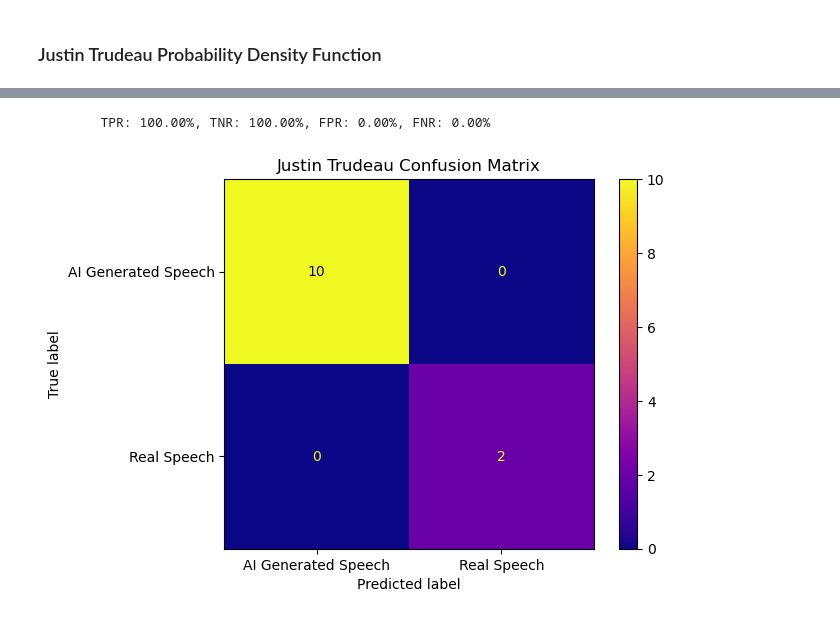
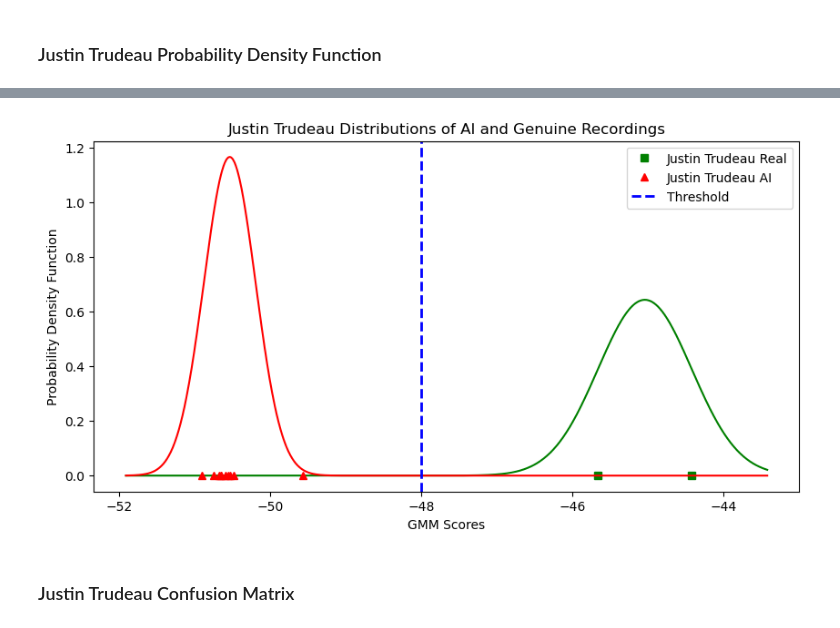
Before and after one commit to Abhay2412/ENCM509FinalProject, a Jupyter notebook: SpeakerRecognitionFinalProject.ipynb, the cells around one changed output, grey strips where cells are left out. Cells and saved outputs as stored; diff of their text form; code cells hidden in the pictures.

```diff
--- a/SpeakerRecognitionFinalProject.ipynb
+++ b/SpeakerRecognitionFinalProject.ipynb
@@ -225,0 +262,11 @@ GaussianMixture(n_components=20)
+# %%
+# create a GMM with n components
+n = 20
+# -------------- Start of Referenced Code from ENCM 509 Project-07-SpeakerRecongition v02 on D2L---------------
+justinTrudeauGMM = GaussianMixture(n_components=n) # Initializing the Gaussian mixture model object
+# -------------- End of Referenced Code from ENCM 509 Project-07-SpeakerRecongition v02 on D2L---------------
+justinTrudeauMFCCFeatures = extractMFCCFeatures(justinTrudeauTrainingPaths) # Function call to extract the MFCC features for the training data
+print(justinTrudeauMFCCFeatures[0]) # To see the MFCC fetures array
+# -------------- Start of Referenced Code from ENCM 509 Project-07-SpeakerRecongition v02 on D2L---------------
+justinTrudeauGMM.fit(justinTrudeauMFCCFeatures) # Fitting the Gaussian Mixture Model to MFCC features
+# -------------- End of Referenced Code from ENCM 509 Project-07-SpeakerRecongition v02 on D2L---------------
@@ -247,0 +289,3 @@ WARNING:root:frame length (1200) is greater than FFT size (512), frame will be t
+# %%
+justinTrudeauAIScores = calculateGMMScores(justinTrudeauAIPaths, justinTrudeauGMM) # Calculating the GMM scores for the AI probe dataset and passing the trained model
+print(justinTrudeauAIScores) # Printing the AI generated speech scores
@@ -261,0 +306,3 @@ WARNING:root:frame length (1200) is greater than FFT size (512), frame will be t
+# %%
+justinTrudeauTestScores = calculateGMMScores(justinTrudeauTestingPaths, justinTrudeauGMM) # Calculating the GMM scores for the testing dataset and passing the trained model
+print(justinTrudeauTestScores) # Printing the testing real speech scores
@@ -291,37 +315,8 @@ plt.show()
-# %%
-from sklearn.metrics import ConfusionMatrixDisplay
-
-TP, FP, TN, FN = 0, 0, 0, 0
-
-for score in justinTrudeauTestScores:
-    if score < justinTrudeauThreshold:
-        FN = FN + 1
-    else:
-        TN = TN + 1
-
-for score in justinTrudeauAIScores:
-    if score < justinTrudeauThreshold:
-        TP = TP + 1
-    else:
-        FP = FP + 1
-
-# True Positive Rate (TPR) also known as Sensitivity or Recall
-TPR = TP / (TP + FN)
-# True Negative Rate (TNR) also known as Specificity
-TNR = TN / (TN + FP)
-# False Positive Rate (FPR)
-FPR = FP / (FP + TN)
-# False Negative Rate (FNR)
-FNR = FN / (TP + FN)
-
-print("\tTPR: %.2f%%, TNR: %.2f%%, FPR: %.2f%%, FNR: %.2f%%" % (TPR*100, TNR*100, FPR*100, FNR*100))
-
-cm = np.array([[TP, FP], [FN, TN]])
-labels = np.array(["AI Generated Speech", "Real Speech"])
-disp = ConfusionMatrixDisplay(confusion_matrix=cm, display_labels=labels)
-disp.plot(cmap="plasma")
-plt.title('Justin Trudeau Confusion Matrix')
-plt.show()
-# %% [output]
-        TPR: 100.00%, TNR: 100.00%, FPR: 0.00%, FNR: 0.00%
-[figure, removed]
+# %%
+# Calling the helper function to plot the probability density funciton based on the test scores and the AI scores
+JUSTINTRUDEAUTHRESHOLDVALUE = -48
+plotProbabiltyDensityFunction(justinTrudeauTestScores, justinTrudeauAIScores, JUSTINTRUDEAUTHRESHOLDVALUE, 'Justin Trudeau Real', 'Justin Trudeau AI', 'Justin Trudeau Distributions of AI and Genuine Recordings')
+# %% [output]
+[figure, added]
+# %% [markdown]
+### Justin Trudeau Confusion Matrix
```
Also changed, not shown: parts of 31 cells of this notebook.
